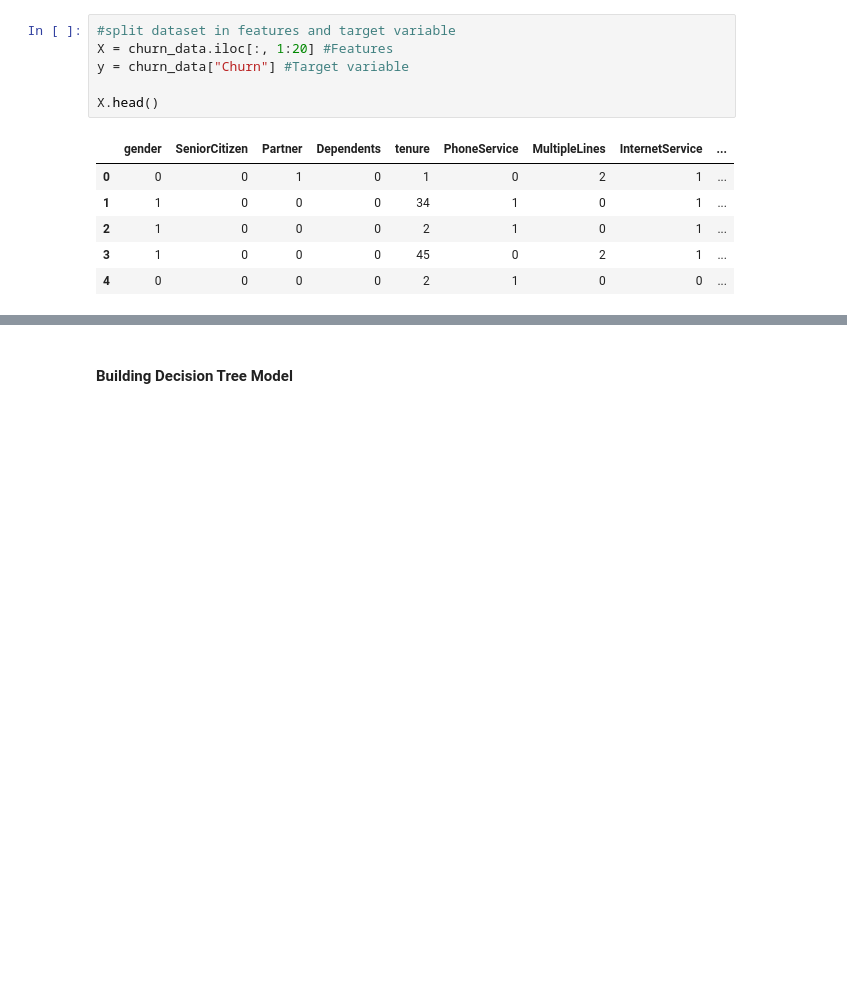
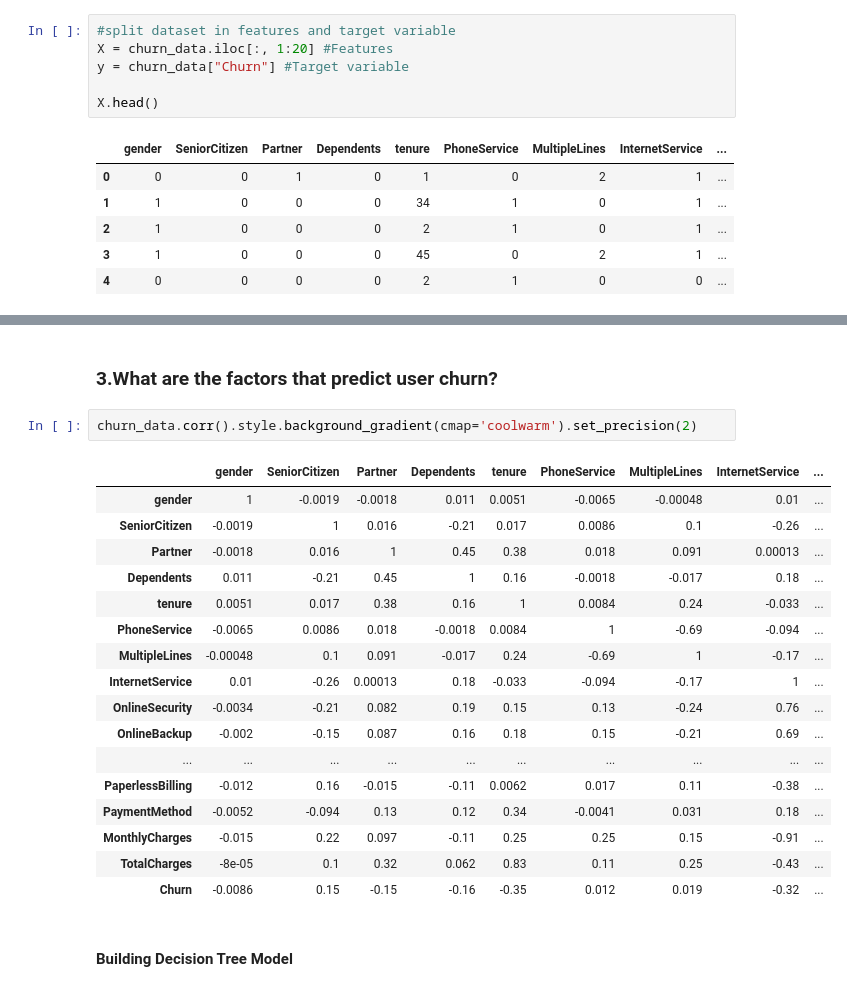
Before and after one commit to IMabuza/Decision_trees, a Jupyter notebook: customer_churn_analyses.ipynb, the cells around one changed output, grey strips where cells are left out. Saved outputs shown, nothing was run; the diff lists cells and outputs as text; blank space fills up the shorter version.

```diff
--- a/customer_churn_analyses.ipynb
+++ b/customer_churn_analyses.ipynb
@@ -140,3 +157,25 @@ X_train, X_test, y_train, y_test = train_test_split(X, y, test_size=0.3, random_
+# %% [markdown]
+### 3.What are the factors that predict user churn?
+# %%
+churn_data.corr().style.background_gradient(cmap='coolwarm').set_precision(2)
+# %% [output]
+|  | gender | SeniorCitizen | Partner | Dependents | tenure | PhoneService | MultipleLines | InternetService | ... |
+| gender | 1 | -0.0019 | -0.0018 | 0.011 | 0.0051 | -0.0065 | -0.00048 | 0.01 | ... |
+| SeniorCitizen | -0.0019 | 1 | 0.016 | -0.21 | 0.017 | 0.0086 | 0.1 | -0.26 | ... |
+| Partner | -0.0018 | 0.016 | 1 | 0.45 | 0.38 | 0.018 | 0.091 | 0.00013 | ... |
+| Dependents | 0.011 | -0.21 | 0.45 | 1 | 0.16 | -0.0018 | -0.017 | 0.18 | ... |
+| tenure | 0.0051 | 0.017 | 0.38 | 0.16 | 1 | 0.0084 | 0.24 | -0.033 | ... |
+| PhoneService | -0.0065 | 0.0086 | 0.018 | -0.0018 | 0.0084 | 1 | -0.69 | -0.094 | ... |
+| MultipleLines | -0.00048 | 0.1 | 0.091 | -0.017 | 0.24 | -0.69 | 1 | -0.17 | ... |
+| InternetService | 0.01 | -0.26 | 0.00013 | 0.18 | -0.033 | -0.094 | -0.17 | 1 | ... |
+| OnlineSecurity | -0.0034 | -0.21 | 0.082 | 0.19 | 0.15 | 0.13 | -0.24 | 0.76 | ... |
+| OnlineBackup | -0.002 | -0.15 | 0.087 | 0.16 | 0.18 | 0.15 | -0.21 | 0.69 | ... |
+| ... | ... | ... | ... | ... | ... | ... | ... | ... | ... |
+| PaperlessBilling | -0.012 | 0.16 | -0.015 | -0.11 | 0.0062 | 0.017 | 0.11 | -0.38 | ... |
+| PaymentMethod | -0.0052 | -0.094 | 0.13 | 0.12 | 0.34 | -0.0041 | 0.031 | 0.18 | ... |
+| MonthlyCharges | -0.015 | 0.22 | 0.097 | -0.11 | 0.25 | 0.25 | 0.15 | -0.91 | ... |
+| TotalCharges | -8e-05 | 0.1 | 0.32 | 0.062 | 0.83 | 0.11 | 0.25 | -0.43 | ... |
+| Churn | -0.0086 | 0.15 | -0.15 | -0.16 | -0.35 | 0.012 | 0.019 | -0.32 | ... |
 # %% [markdown]
 #### Building Decision Tree Model
 # %%
```
Also changed, not shown: parts of 9 cells of this notebook.
